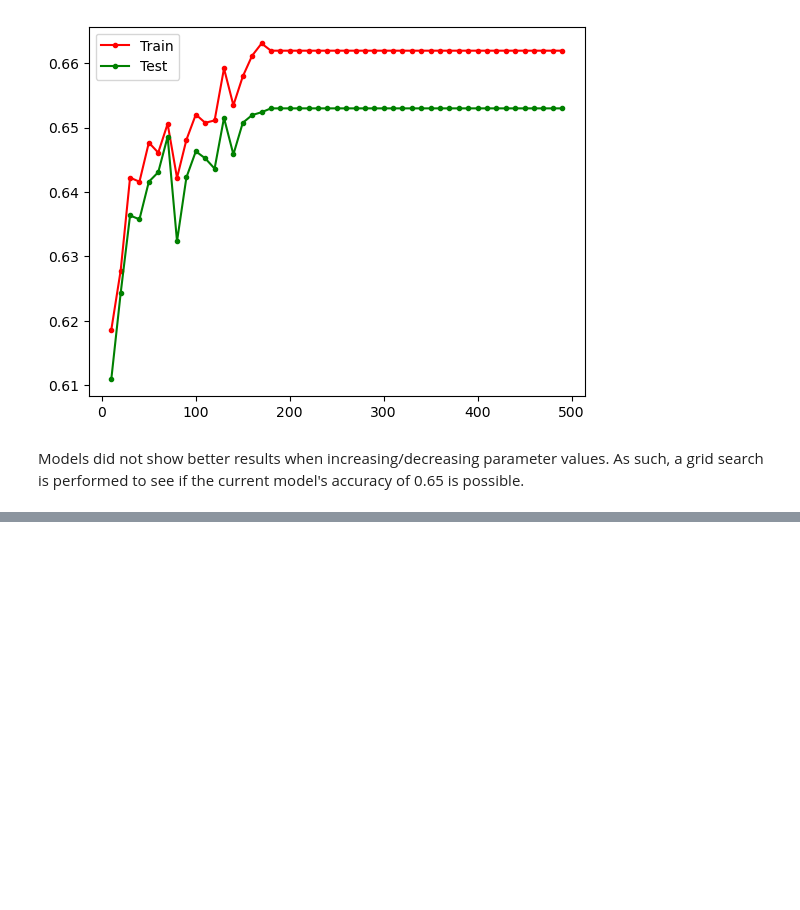
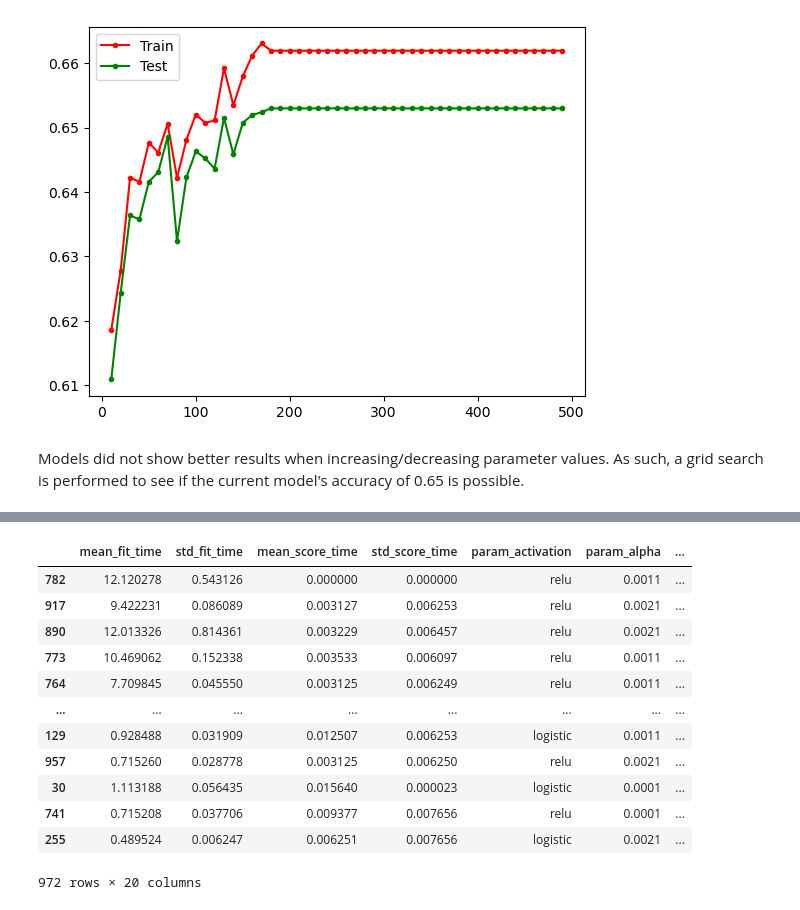
Before and after one commit to Aokijiop/CS178-IMDB-Classification, a Jupyter notebook: feedforwardNN.ipynb, the cells around one changed output, grey strips where cells are left out. Cells and saved outputs as stored; diff of their text form; code cells hidden in the pictures; blank space fills up the shorter version.

```diff
--- a/feedforwardNN.ipynb
+++ b/feedforwardNN.ipynb
@@ -277,0 +340,17 @@ search is performed to see if the current model's accuracy of 0.65 is possible.
+# %%
+sorted_df_results = df_results.sort_values(by=["rank_test_score"])
+sorted_df_results
+# %% [output]
+|  | mean_fit_time | std_fit_time | mean_score_time | std_score_time | param_activation | param_alpha | ... |
+| 782 | 12.120278 | 0.543126 | 0.000000 | 0.000000 | relu | 0.0011 | ... |
+| 917 | 9.422231 | 0.086089 | 0.003127 | 0.006253 | relu | 0.0021 | ... |
+| 890 | 12.013326 | 0.814361 | 0.003229 | 0.006457 | relu | 0.0021 | ... |
+| 773 | 10.469062 | 0.152338 | 0.003533 | 0.006097 | relu | 0.0011 | ... |
+| 764 | 7.709845 | 0.045550 | 0.003125 | 0.006249 | relu | 0.0011 | ... |
+| ... | ... | ... | ... | ... | ... | ... | ... |
+| 129 | 0.928488 | 0.031909 | 0.012507 | 0.006253 | logistic | 0.0011 | ... |
+| 957 | 0.715260 | 0.028778 | 0.003125 | 0.006250 | relu | 0.0021 | ... |
+| 30 | 1.113188 | 0.056435 | 0.015640 | 0.000023 | logistic | 0.0001 | ... |
+| 741 | 0.715208 | 0.037706 | 0.009377 | 0.007656 | relu | 0.0001 | ... |
+| 255 | 0.489524 | 0.006247 | 0.006251 | 0.007656 | logistic | 0.0021 | ... |
+972 rows × 20 columns
```
Also changed, not shown: parts of 6 cells of this notebook.
